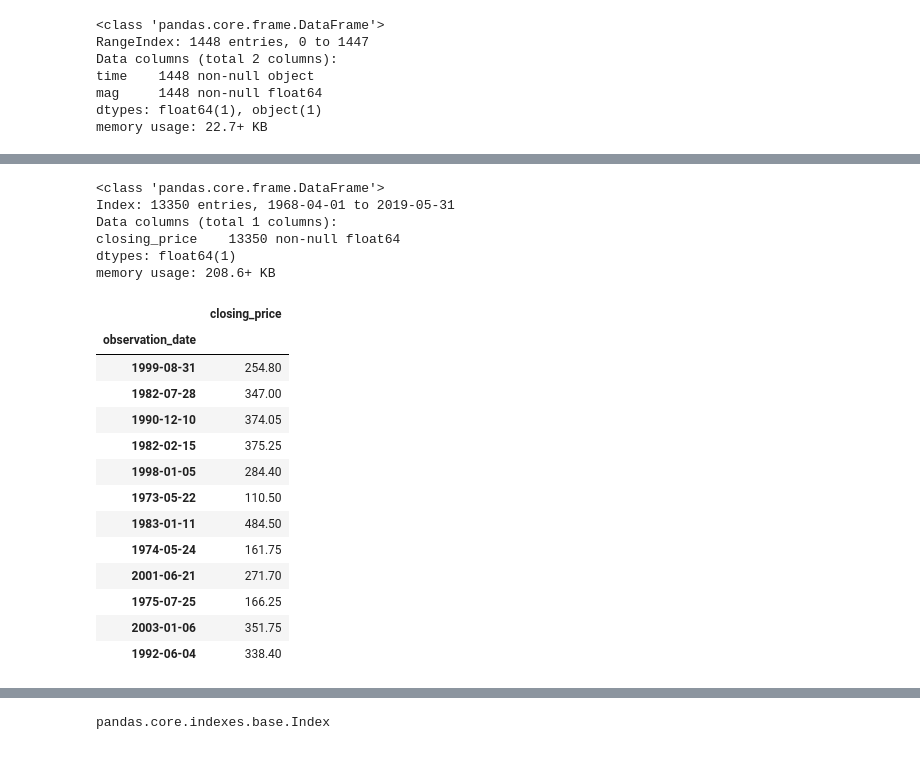
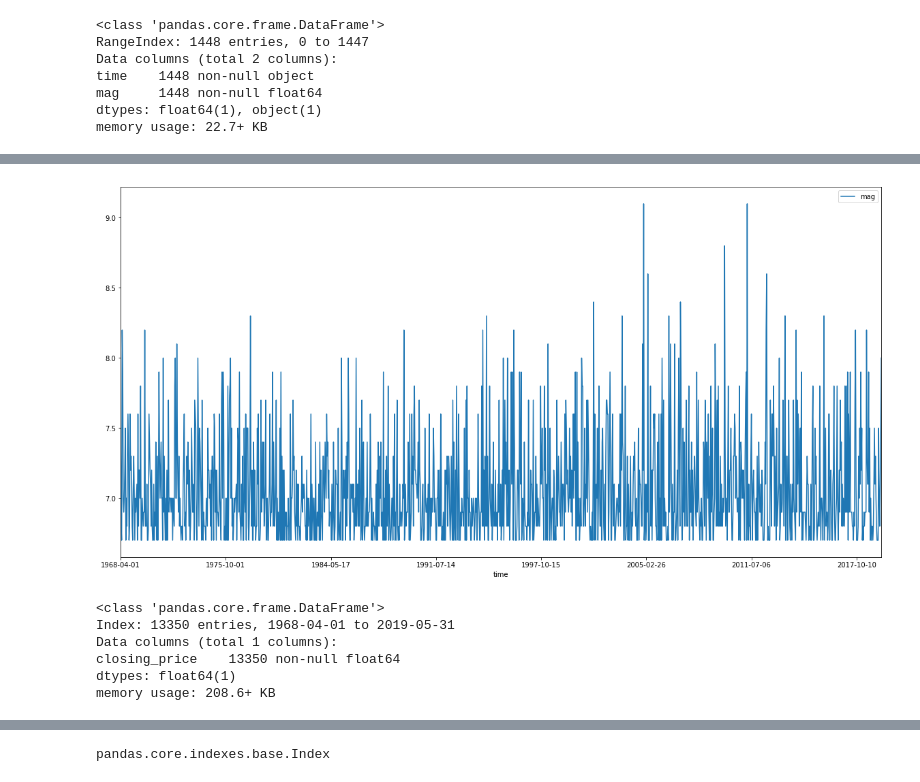
Before and after one commit to labs13-quake-viewer/ds-notebooks, a Jupyter notebook: Lambda_Labs_Gold_Analysis.ipynb, the cells around one changed output, grey strips where cells are left out. Saved outputs shown, nothing was run; the diff lists cells and outputs as text; code cells hidden in the pictures.

```diff
--- a/Lambda_Labs_Gold_Analysis.ipynb
+++ b/Lambda_Labs_Gold_Analysis.ipynb
@@ -113,6 +113,7 @@ quakes.sample(12)
 pd.options.mode.chained_assignment = None  # default='warn'
 df_quakes = quakes[['time', 'mag']]
 df_quakes.time = df_quakes.time.str[:10]
+df_quakes = df_quakes.sort_values(by=['time'])
 df_quakes.info()
 # %% [output]
 <class 'pandas.core.frame.DataFrame'>
@@ -125,8 +126,8 @@ memory usage: 472.8+ KB
 # %%
 df = df_quakes[df_quakes['time'] >= "1968-04-01"]
-df = df[df['mag'] >= 6.7]
-df = df.reset_index(drop=True)
-df.info()
+df_quakes = df[df['mag'] >= 6.7]
+df_quakes = df_quakes.reset_index(drop=True)
+df_quakes.info()
 # %% [output]
 <class 'pandas.core.frame.DataFrame'>
 RangeIndex: 1448 entries, 0 to 1447
@@ -163 +155,5 @@ KeyError: ignored
+# %%
+df_quakes.plot(x="time", y="mag", figsize=(20, 10));
+# %% [output]
+[figure, added]
 # %%
@@ -171,20 +167,3 @@ Data columns (total 1 columns):
 closing_price    13350 non-null float64
 dtypes: float64(1)
 memory usage: 208.6+ KB
-# %%
-df1.sample(12)
-# %% [output]
-|  | closing_price |
-| observation_date |  |
-| 1999-08-31 | 254.80 |
-| 1982-07-28 | 347.00 |
-| 1990-12-10 | 374.05 |
-| 1982-02-15 | 375.25 |
-| 1998-01-05 | 284.40 |
-| 1973-05-22 | 110.50 |
-| 1983-01-11 | 484.50 |
-| 1974-05-24 | 161.75 |
-| 2001-06-21 | 271.70 |
-| 1975-07-25 | 166.25 |
-| 2003-01-06 | 351.75 |
-| 1992-06-04 | 338.40 |
```
Also changed, not shown: parts of 24 cells of this notebook.
